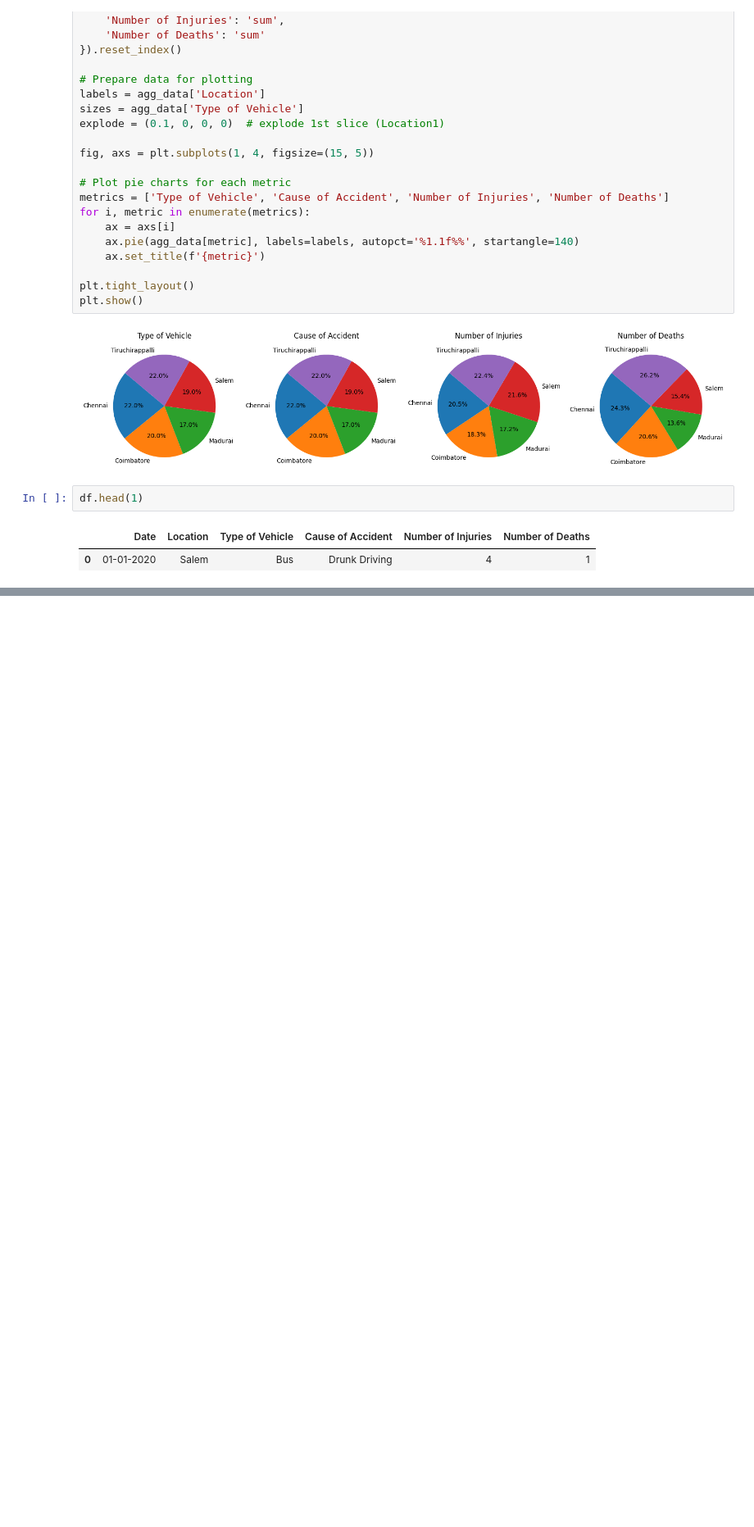
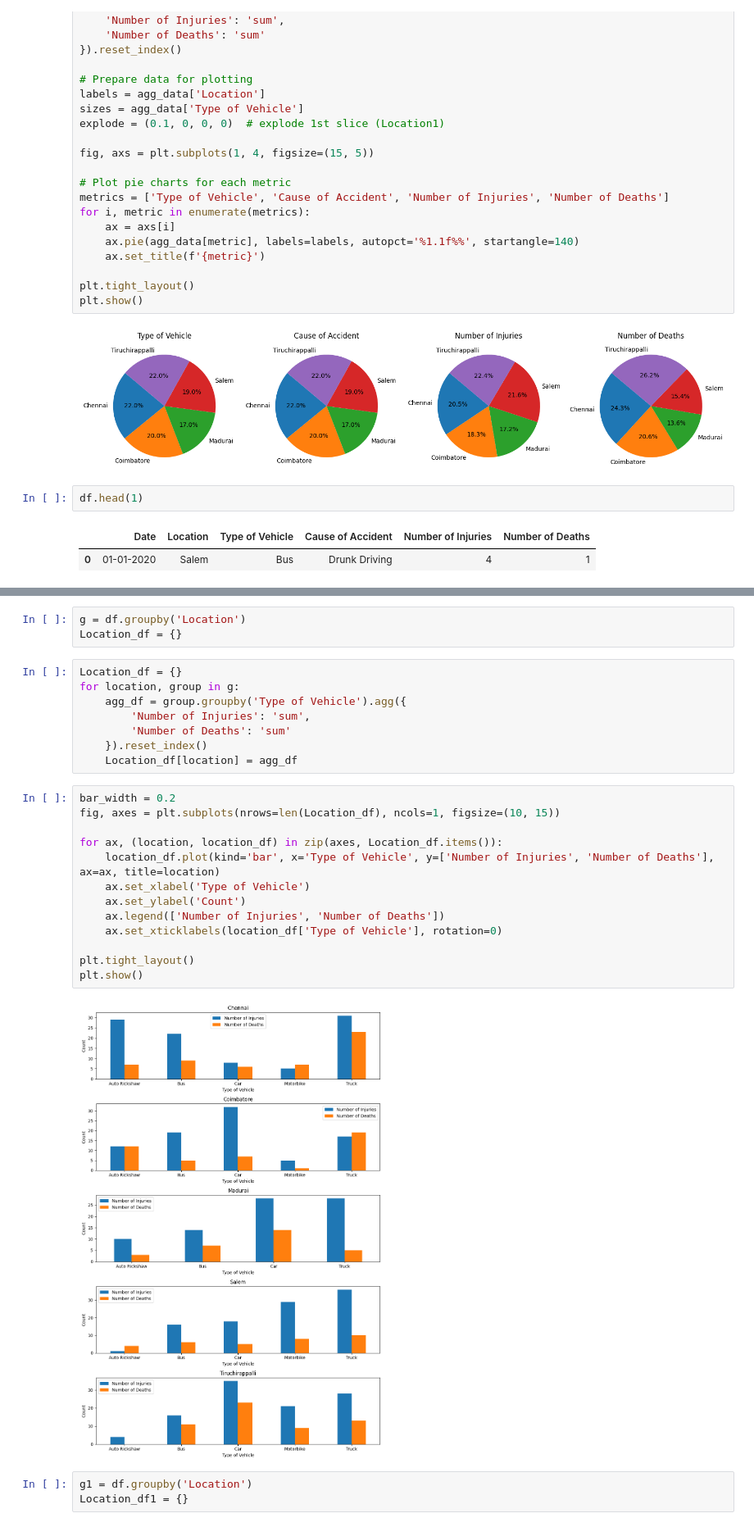
Before and after one commit to Udhay2898/Statistical-Insights-into-Test-Cricket-Performance, a Jupyter notebook: Acc.ipynb, the cells around one changed output, grey strips where cells are left out. Shown at 82% size. Cells and saved outputs as stored; diff of their text form; blank space fills up the shorter version.

```diff
--- a/Acc.ipynb
+++ b/Acc.ipynb
@@ -231,0 +265,29 @@ df.head(1)
+# %%
+g = df.groupby('Location')
+Location_df = {}
+# %%
+Location_df = {}
+for location, group in g:
+    agg_df = group.groupby('Type of Vehicle').agg({
+        'Number of Injuries': 'sum',
+        'Number of Deaths': 'sum'
+    }).reset_index()
+    Location_df[location] = agg_df
+# %%
+bar_width = 0.2
+fig, axes = plt.subplots(nrows=len(Location_df), ncols=1, figsize=(10, 15))
+
+for ax, (location, location_df) in zip(axes, Location_df.items()):
+    location_df.plot(kind='bar', x='Type of Vehicle', y=['Number of Injuries', 'Number of Deaths'], ax=ax, title=location)
+    ax.set_xlabel('Type of Vehicle')
+    ax.set_ylabel('Count')
+    ax.legend(['Number of Injuries', 'Number of Deaths'])
+    ax.set_xticklabels(location_df['Type of Vehicle'], rotation=0)
+
+plt.tight_layout()
+plt.show()
+# %% [output]
+[figure, added]
+# %%
+g1 = df.groupby('Location')
+Location_df1 = {}
```
Also changed, not shown: parts of 5 cells of this notebook.
